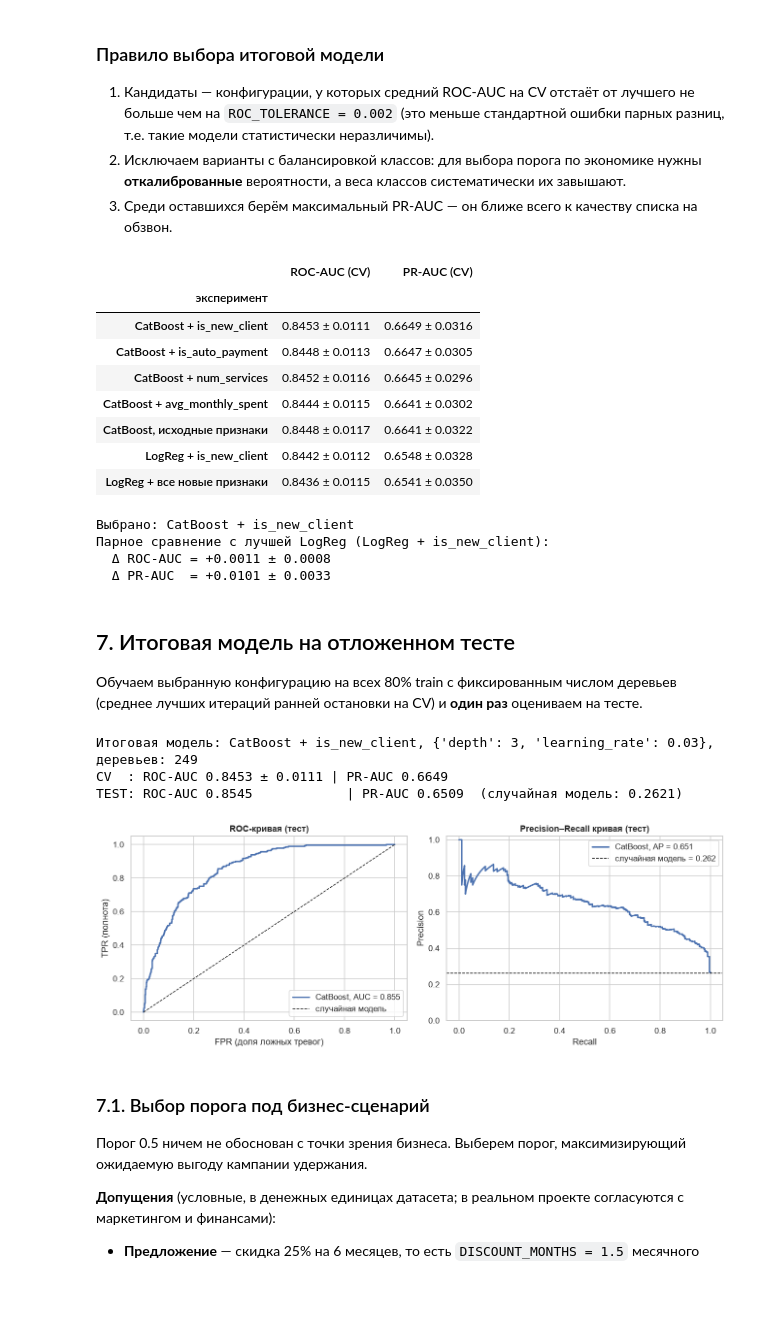
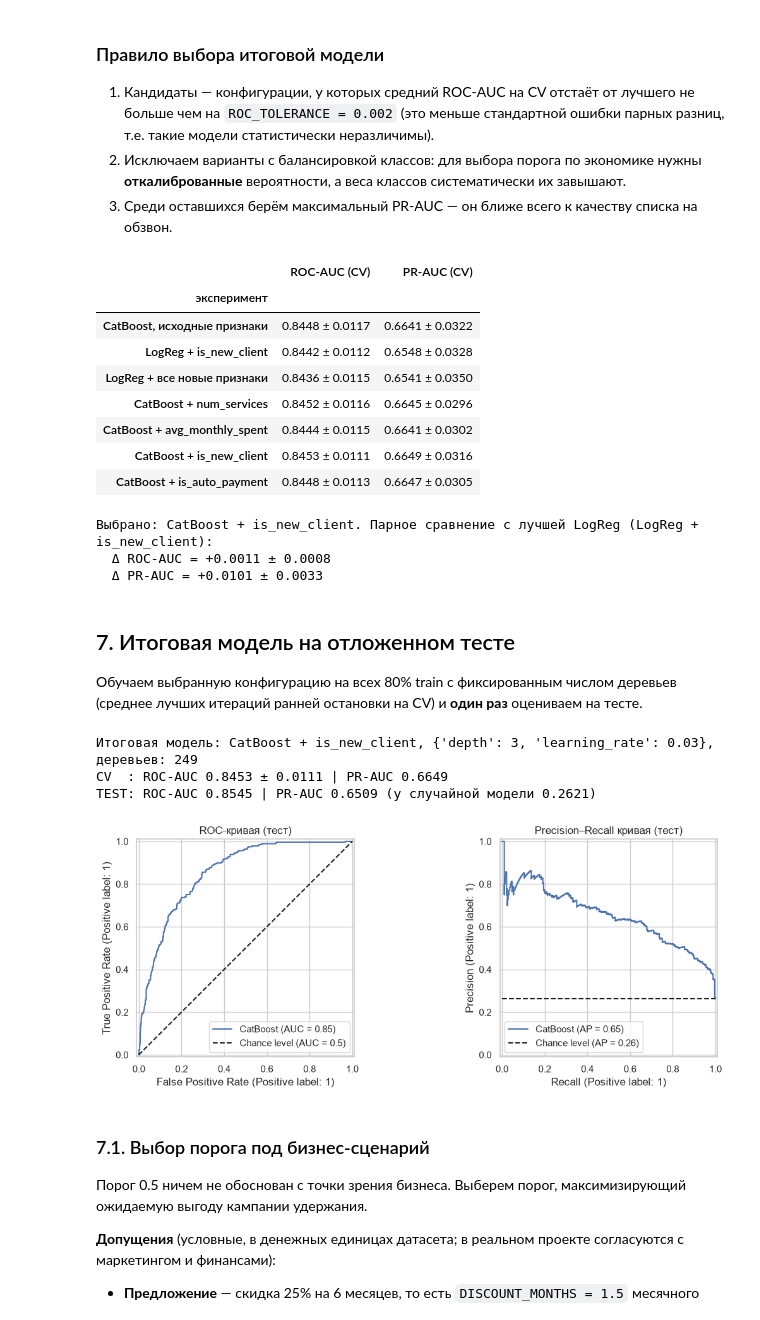
Before and after one commit to puggallin/telecom_churn_prediction, a Jupyter notebook: notebooks/churn_analysis.ipynb, the cells around one changed output. Saved outputs shown, nothing was run; the diff lists cells and outputs as text; code cells hidden in the pictures; blank space fills up the shorter version.

```diff
--- a/notebooks/churn_analysis.ipynb
+++ b/notebooks/churn_analysis.ipynb
@@ -753,81 +596,65 @@ display(experiments_table.drop(columns="_roc"))
 2. Исключаем варианты с балансировкой классов: для выбора порога по экономике нужны **откалиброванные** вероятности, а веса классов систематически их завышают.
 3. Среди оставшихся берём максимальный PR-AUC — он ближе всего к качеству списка на обзвон.
 # %%
-ROC_TOLERANCE = 0.002
-best_roc = max(r.roc_auc.mean() for r in experiments.values())
-candidates = experiments_table[(experiments_table["_roc"] >= best_roc - ROC_TOLERANCE)
-                               & ~experiments_table.index.str.contains("balanced|Balanced")]
-candidates = candidates.assign(_pr=[experiments[n].pr_auc.mean() for n in candidates.index]).sort_values("_pr", ascending=False)
-display(candidates[["ROC-AUC (CV)", "PR-AUC (CV)"]])
+best_roc = max(r["roc"].mean() for r in results.values())
+candidates = [name for name, r in results.items()
+              if r["roc"].mean() >= best_roc - 0.002 and "alanced" not in name]
+display(experiments_table.loc[candidates, ["ROC-AUC (CV)", "PR-AUC (CV)"]])
 
-FINAL_NAME = next(n for n in candidates.index if n in CATBOOST_CONFIGS)
-best_logreg = max((n for n in experiments if n.startswith("LogReg")), key=lambda n: experiments[n].roc_auc.mean())
-d_roc = experiments[FINAL_NAME].roc_auc - experiments[best_logreg].roc_auc
-d_pr = experiments[FINAL_NAME].pr_auc - experiments[best_logreg].pr_auc
-print(f"Выбрано: {FINAL_NAME}")
-print(f"Парное сравнение с лучшей LogReg ({best_logreg}):")
-print(f"  Δ ROC-AUC = {d_roc.mean():+.4f} ± {d_roc.std(ddof=1) / np.sqrt(5):.4f}")
-print(f"  Δ PR-AUC  = {d_pr.mean():+.4f} ± {d_pr.std(ddof=1) / np.sqrt(5):.4f}")
+# итоговая модель — CatBoost-кандидат с максимальным PR-AUC
+FINAL_NAME = max((n for n in candidates if n.startswith("CatBoost")), key=lambda n: results[n]["pr"].mean())
+best_logreg = max((n for n in results if n.startswith("LogReg")), key=lambda n: results[n]["roc"].mean())
+print(f"Выбрано: {FINAL_NAME}. Парное сравнение с лучшей LogReg ({best_logreg}):")
+for metric in ["roc", "pr"]:
+    diff = results[FINAL_NAME][metric] - results[best_logreg][metric]
+    print(f"  Δ {metric.upper()}-AUC = {diff.mean():+.4f} ± {diff.std(ddof=1) / np.sqrt(len(diff)):.4f}")
 # %% [output]
 |  | ROC-AUC (CV) | PR-AUC (CV) |
 | эксперимент |  |  |
-| CatBoost + is_new_client | 0.8453 ± 0.0111 | 0.6649 ± 0.0316 |
-| CatBoost + is_auto_payment | 0.8448 ± 0.0113 | 0.6647 ± 0.0305 |
-| CatBoost + num_services | 0.8452 ± 0.0116 | 0.6645 ± 0.0296 |
-| CatBoost + avg_monthly_spent | 0.8444 ± 0.0115 | 0.6641 ± 0.0302 |
 | CatBoost, исходные признаки | 0.8448 ± 0.0117 | 0.6641 ± 0.0322 |
 | LogReg + is_new_client | 0.8442 ± 0.0112 | 0.6548 ± 0.0328 |
 | LogReg + все новые признаки | 0.8436 ± 0.0115 | 0.6541 ± 0.0350 |
+| CatBoost + num_services | 0.8452 ± 0.0116 | 0.6645 ± 0.0296 |
+| CatBoost + avg_monthly_spent | 0.8444 ± 0.0115 | 0.6641 ± 0.0302 |
+| CatBoost + is_new_client | 0.8453 ± 0.0111 | 0.6649 ± 0.0316 |
+| CatBoost + is_auto_payment | 0.8448 ± 0.0113 | 0.6647 ± 0.0305 |
-Выбрано: CatBoost + is_new_client
-Парное сравнение с лучшей LogReg (LogReg + is_new_client):
+Выбрано: CatBoost + is_new_client. Парное сравнение с лучшей LogReg (LogReg + is_new_client):
   Δ ROC-AUC = +0.0011 ± 0.0008
-  Δ PR-AUC  = +0.0101 ± 0.0033
+  Δ PR-AUC = +0.0101 ± 0.0033
 # %% [markdown]
 ## 7. Итоговая модель на отложенном тесте
 
 Обучаем выбранную конфигурацию на всех 80% train с фиксированным числом деревьев (среднее лучших итераций ранней остановки на CV) и **один раз** оцениваем на тесте.
 # %%
-FINAL_PARAMS, FINAL_FEATURES = CATBOOST_CONFIGS[FINAL_NAME]
-final_cv = experiments[FINAL_NAME]
-final_iterations = int(round(np.mean(final_cv.extras)))
+final = results[FINAL_NAME]
+n_trees = int(round(np.mean(final["trees"])))   # число деревьев = среднее по фолдам после ранней остановки
 
-final_model = CatBoostClassifier(
-    **{**CATBOOST_BASE, "iterations": final_iterations, "early_stopping_rounds": None, **FINAL_PARAMS},
-    cat_features=CAT_COLS,
-)
-X_train_final = catboost_features(X_train, FINAL_FEATURES)
-X_test_final = catboost_features(X_test, FINAL_FEATURES)
+final_model = CatBoostClassifier(**{**CB_DEFAULTS, **final["params"], "iterations": n_trees,
+                                    "early_stopping_rounds": None}, cat_features=CAT_COLS)
+X_train_final, X_test_final = cb_data(X_train, final["extra"]), cb_data(X_test, final["extra"])
 final_model.fit(X_train_final, y_train)
 
 test_proba = final_model.predict_proba(X_test_final)[:, 1]
-test_roc = roc_auc_score(y_test, test_proba)
-test_pr = average_precision_score(y_test, test_proba)
+test_roc, test_pr = roc_auc_score(y_test, test_proba), average_precision_score(y_test, test_proba)
 
-print(f"Итоговая модель: {FINAL_NAME}, {FINAL_PARAMS}, деревьев: {final_iterations}")
-print(f"CV  : ROC-AUC {final_cv.roc_auc.mean():.4f} ± {final_cv.roc_auc.std():.4f} | PR-AUC {final_cv.pr_auc.mean():.4f}")
-print(f"TEST: ROC-AUC {test_roc:.4f}            | PR-AUC {test_pr:.4f}  (случайная модель: {y_test.mean():.4f})")
+print(f"Итоговая модель: {FINAL_NAME}, {final['params']}, деревьев: {n_trees}")
+print(f"CV  : ROC-AUC {final['roc'].mean():.4f} ± {final['roc'].std():.4f} | PR-AUC {final['pr'].mean():.4f}")
+print(f"TEST: ROC-AUC {test_roc:.4f} | PR-AUC {test_pr:.4f} (у случайной модели {y_test.mean():.4f})")
 # %% [output]
 Итоговая модель: CatBoost + is_new_client, {'depth': 3, 'learning_rate': 0.03}, деревьев: 249
 CV  : ROC-AUC 0.8453 ± 0.0111 | PR-AUC 0.6649
-TEST: ROC-AUC 0.8545            | PR-AUC 0.6509  (случайная модель: 0.2621)
+TEST: ROC-AUC 0.8545 | PR-AUC 0.6509 (у случайной модели 0.2621)
 # %%
 fig, axes = plt.subplots(1, 2, figsize=(12, 4.5))
-fpr, tpr, _ = roc_curve(y_test, test_proba)
-axes[0].plot(fpr, tpr, lw=2, label=f"CatBoost, AUC = {test_roc:.3f}")
-axes[0].plot([0, 1], [0, 1], "k--", lw=1, label="случайная модель")
-axes[0].set(title="ROC-кривая (тест)", xlabel="FPR (доля ложных тревог)", ylabel="TPR (полнота)")
-axes[0].legend(loc="lower right")
-
-precision, recall, _ = precision_recall_curve(y_test, test_proba)
-axes[1].plot(recall, precision, lw=2, label=f"CatBoost, AP = {test_pr:.3f}")
-axes[1].axhline(y_test.mean(), color="black", ls="--", lw=1, label=f"случайная модель = {y_test.mean():.3f}")
-axes[1].set(title="Precision–Recall кривая (тест)", xlabel="Recall", ylabel="Precision", ylim=(0, 1.02))
-axes[1].legend(loc="upper right")
+RocCurveDisplay.from_predictions(y_test, test_proba, name="CatBoost", plot_chance_level=True, ax=axes[0])
+PrecisionRecallDisplay.from_predictions(y_test, test_proba, name="CatBoost", plot_chance_level=True, ax=axes[1])
+axes[0].set_title("ROC-кривая (тест)")
+axes[1].set_title("Precision–Recall кривая (тест)")
 plt.tight_layout()
 plt.savefig(IMAGES_DIR / "roc_pr_test.png", bbox_inches="tight")
 plt.show()
 # %% [output]
-[figure, old version]
+[figure, new version]
 # %% [markdown]
 ### 7.1. Выбор порога под бизнес-сценарий
 
```
Also changed, not shown: parts of 28 cells of this notebook, 4 other files.
